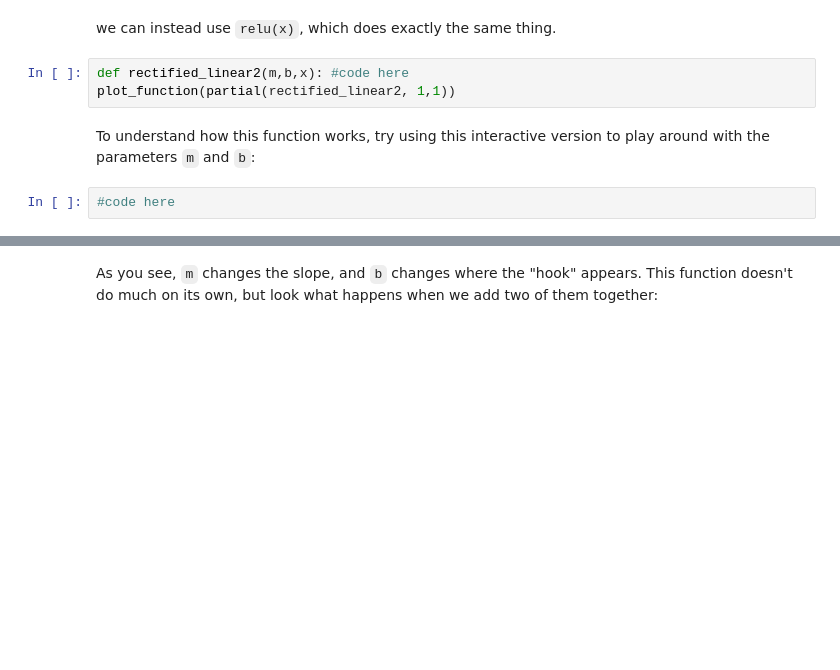
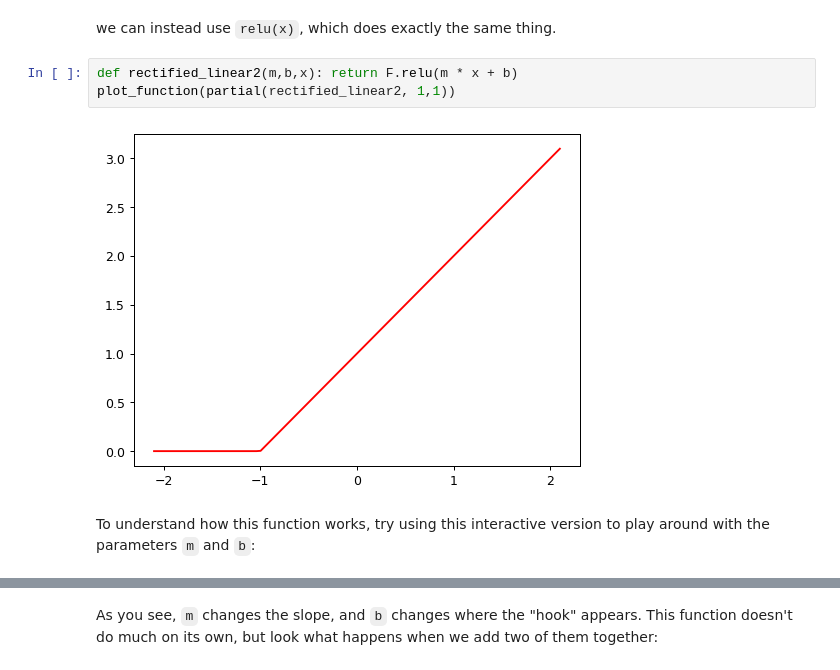
Before and after one commit to MahdiS3171/Introduction_to_ML_Fall_2024, a Jupyter notebook: IML-CHW3/Q1.ipynb, the cells around one changed output, grey strips where cells are left out. Saved outputs shown, nothing was run; the diff lists cells and outputs as text; blank space fills up the shorter version.

```diff
--- a/IML-CHW3/Q1.ipynb
+++ b/IML-CHW3/Q1.ipynb
@@ -254,9 +303,9 @@ plot_function(partial(rectified_linear, 1,1))
 # %% [markdown]
 we can instead use `relu(x)`, which does exactly the same thing.
 # %%
-def rectified_linear2(m,b,x): #code here
+def rectified_linear2(m,b,x): return F.relu(m * x + b)
 plot_function(partial(rectified_linear2, 1,1))
+# %% [output]
+[figure, added]
 # %% [markdown]
 To understand how this function works, try using this interactive version to play around with the parameters `m` and `b`:
-# %%
-#code here
```
Also changed, not shown: parts of 22 cells of this notebook.
